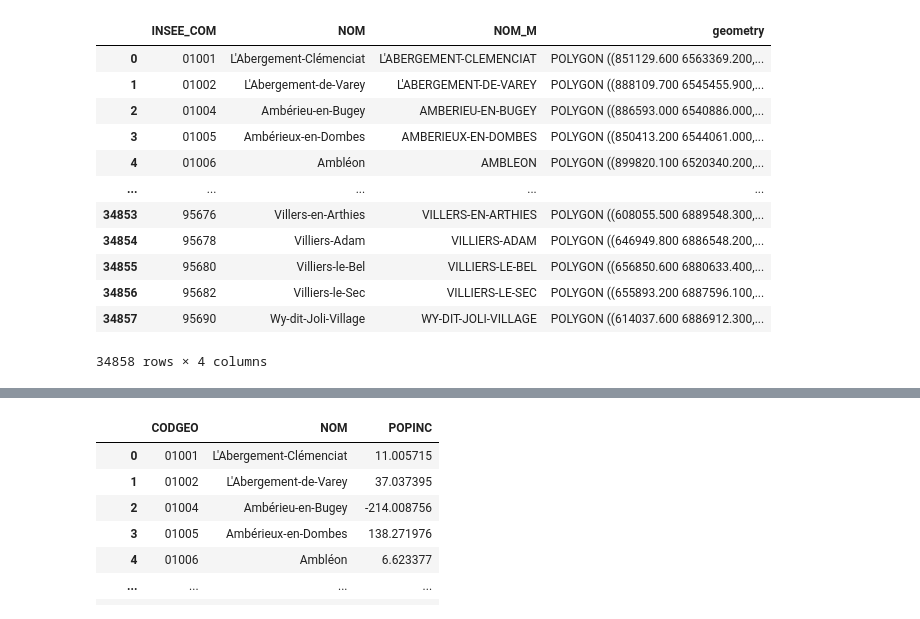
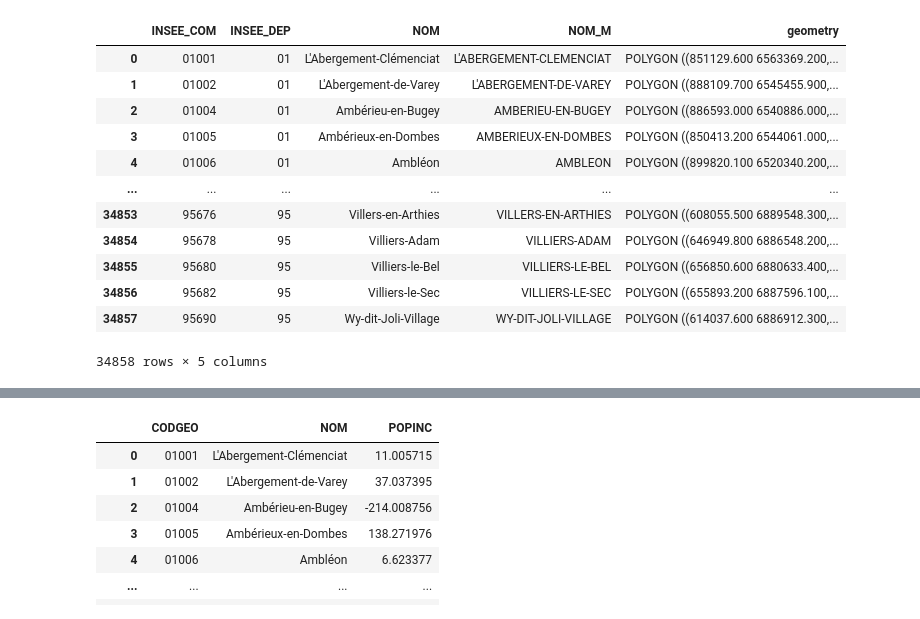
Before and after one commit to simoncappe/Projet-Info-S2--D-clin-d-mographique, a Jupyter notebook: POPINC.ipynb, the cells around one changed output, grey strips where cells are left out. Saved outputs shown, nothing was run; the diff lists cells and outputs as text; code cells hidden in the pictures.

```diff
--- a/POPINC.ipynb
+++ b/POPINC.ipynb
@@ -5,33 +5,35 @@ import matplotlib.pyplot as plt
 import geopandas
 from shapely.geometry import Point, LineString, Polygon, MultiPolygon
 # %%
-#extraction des shapefiles
+# extraction des shapefiles
 shp_arr = geopandas.read_file(
-    'data\Arrondissements municipal/ARRONDISSEMENT_MUNICIPAL.shp')#arrondissements de Paris,Lyon et Marseille
+    'data\Arrondissements municipal/ARRONDISSEMENT_MUNICIPAL.shp')  # arrondissements de Paris,Lyon et Marseille
 shp_arr['INSEE_COM'] = shp_arr['INSEE_ARM']
 shp_arr = shp_arr[['ID', 'NOM', 'NOM_M',
-                             'INSEE_COM', 'geometry']]
-shp_commune = geopandas.read_file('data\COMMUNE\COMMUNE.shp')#Communes de France
-shp_commune = shp_commune[['ID', 'NOM', 'NOM_M', 'INSEE_COM', 'geometry']]
+                   'INSEE_COM', 'geometry']]
+shp_commune = geopandas.read_file(
+    'data\COMMUNE\COMMUNE.shp')  # Communes de France
+shp_commune = shp_commune[['ID', 'NOM','INSEE_DEP', 'NOM_M', 'INSEE_COM', 'geometry']]
 gdp = shp_commune.append(shp_arr)
 gdp = gdp[(gdp.INSEE_COM != '75056') & (
     gdp.INSEE_COM != '69123') & (gdp.INSEE_COM != '13055')]
 index = list(gdp['INSEE_COM'])
-gdp = geopandas.GeoDataFrame(gdp).set_index('INSEE_COM').sort_index().reset_index()[['INSEE_COM','NOM','NOM_M','geometry']]
+gdp = geopandas.GeoDataFrame(gdp).set_index('INSEE_COM').sort_index(
+).reset_index()[['INSEE_COM','INSEE_DEP', 'NOM', 'NOM_M', 'geometry']]
 gdp
 # %% [output]
-|  | INSEE_COM | NOM | NOM_M | geometry |
-| 0 | 01001 | L'Abergement-Clémenciat | L'ABERGEMENT-CLEMENCIAT | POLYGON ((851129.600 6563369.200,... |
-| 1 | 01002 | L'Abergement-de-Varey | L'ABERGEMENT-DE-VAREY | POLYGON ((888109.700 6545455.900,... |
-| 2 | 01004 | Ambérieu-en-Bugey | AMBERIEU-EN-BUGEY | POLYGON ((886593.000 6540886.000,... |
-| 3 | 01005 | Ambérieux-en-Dombes | AMBERIEUX-EN-DOMBES | POLYGON ((850413.200 6544061.000,... |
-| 4 | 01006 | Ambléon | AMBLEON | POLYGON ((899820.100 6520340.200,... |
-| ... | ... | ... | ... | ... |
-| 34853 | 95676 | Villers-en-Arthies | VILLERS-EN-ARTHIES | POLYGON ((608055.500 6889548.300,... |
-| 34854 | 95678 | Villiers-Adam | VILLIERS-ADAM | POLYGON ((646949.800 6886548.200,... |
-| 34855 | 95680 | Villiers-le-Bel | VILLIERS-LE-BEL | POLYGON ((656850.600 6880633.400,... |
-| 34856 | 95682 | Villiers-le-Sec | VILLIERS-LE-SEC | POLYGON ((655893.200 6887596.100,... |
-| 34857 | 95690 | Wy-dit-Joli-Village | WY-DIT-JOLI-VILLAGE | POLYGON ((614037.600 6886912.300,... |
+|  | INSEE_COM | INSEE_DEP | NOM | NOM_M | geometry |
+| 0 | 01001 | 01 | L'Abergement-Clémenciat | L'ABERGEMENT-CLEMENCIAT | POLYGON ((851129.600 6563369.200,... |
+| 1 | 01002 | 01 | L'Abergement-de-Varey | L'ABERGEMENT-DE-VAREY | POLYGON ((888109.700 6545455.900,... |
+| 2 | 01004 | 01 | Ambérieu-en-Bugey | AMBERIEU-EN-BUGEY | POLYGON ((886593.000 6540886.000,... |
+| 3 | 01005 | 01 | Ambérieux-en-Dombes | AMBERIEUX-EN-DOMBES | POLYGON ((850413.200 6544061.000,... |
+| 4 | 01006 | 01 | Ambléon | AMBLEON | POLYGON ((899820.100 6520340.200,... |
+| ... | ... | ... | ... | ... | ... |
+| 34853 | 95676 | 95 | Villers-en-Arthies | VILLERS-EN-ARTHIES | POLYGON ((608055.500 6889548.300,... |
+| 34854 | 95678 | 95 | Villiers-Adam | VILLIERS-ADAM | POLYGON ((646949.800 6886548.200,... |
+| 34855 | 95680 | 95 | Villiers-le-Bel | VILLIERS-LE-BEL | POLYGON ((656850.600 6880633.400,... |
+| 34856 | 95682 | 95 | Villiers-le-Sec | VILLIERS-LE-SEC | POLYGON ((655893.200 6887596.100,... |
+| 34857 | 95690 | 95 | Wy-dit-Joli-Village | WY-DIT-JOLI-VILLAGE | POLYGON ((614037.600 6886912.300,... |
-34858 rows × 4 columns
+34858 rows × 5 columns
 # %%
 birth = pd.read_csv('data/base_naissances_2021.csv',
```
Also changed, not shown: parts of 7 cells of this notebook, 1 other file.
